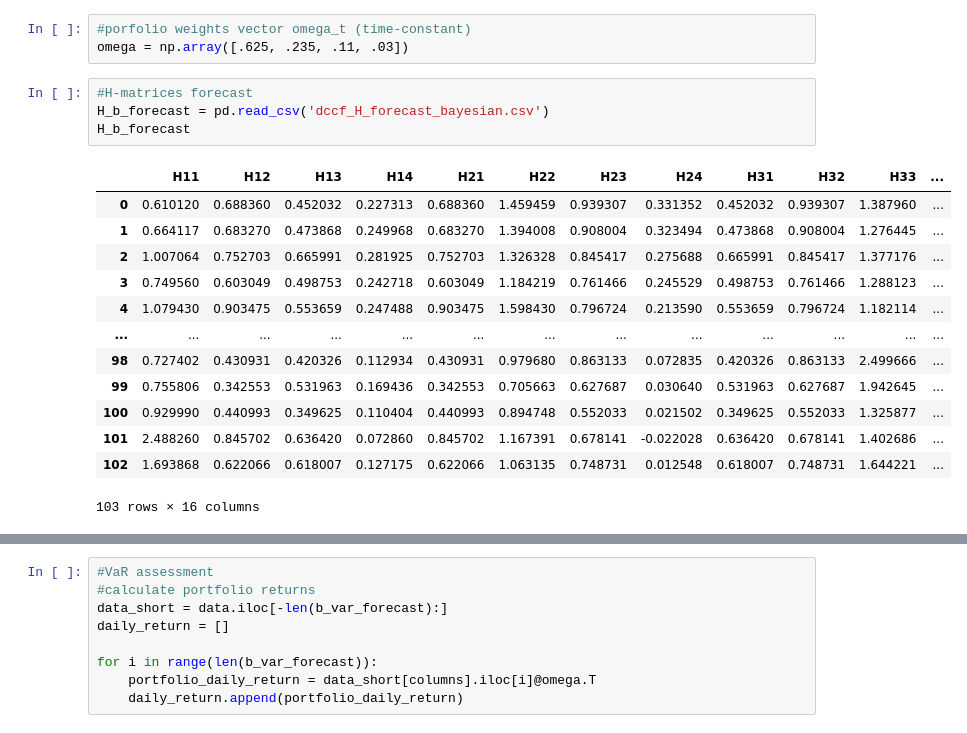
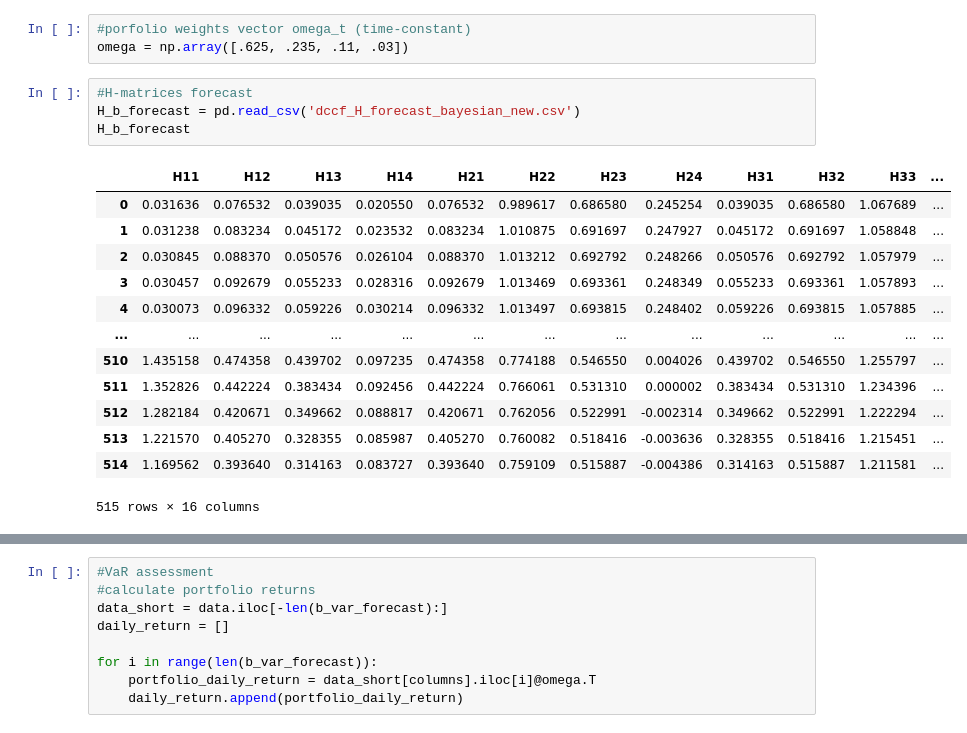
Before and after one commit to nite4/masters-project, a Jupyter notebook: bayesian study.ipynb, the cells around one changed output, grey strips where cells are left out. Saved outputs shown, nothing was run; the diff lists cells and outputs as text.

```diff
--- a/bayesian study.ipynb
+++ b/bayesian study.ipynb
@@ -50,22 +107,22 @@ fig.savefig('returns forecast bayesian.png', bbox_inches='tight')
 omega = np.array([.625, .235, .11, .03])
 # %%
 #H-matrices forecast
-H_b_forecast = pd.read_csv('dccf_H_forecast_bayesian.csv')
+H_b_forecast = pd.read_csv('dccf_H_forecast_bayesian_new.csv')
 H_b_forecast
 # %% [output]
 |  | H11 | H12 | H13 | H14 | H21 | H22 | H23 | H24 | H31 | H32 | H33 | ... |
-| 0 | 0.610120 | 0.688360 | 0.452032 | 0.227313 | 0.688360 | 1.459459 | 0.939307 | 0.331352 | 0.452032 | 0.939307 | 1.387960 | ... |
-| 1 | 0.664117 | 0.683270 | 0.473868 | 0.249968 | 0.683270 | 1.394008 | 0.908004 | 0.323494 | 0.473868 | 0.908004 | 1.276445 | ... |
-| 2 | 1.007064 | 0.752703 | 0.665991 | 0.281925 | 0.752703 | 1.326328 | 0.845417 | 0.275688 | 0.665991 | 0.845417 | 1.377176 | ... |
-| 3 | 0.749560 | 0.603049 | 0.498753 | 0.242718 | 0.603049 | 1.184219 | 0.761466 | 0.245529 | 0.498753 | 0.761466 | 1.288123 | ... |
-| 4 | 1.079430 | 0.903475 | 0.553659 | 0.247488 | 0.903475 | 1.598430 | 0.796724 | 0.213590 | 0.553659 | 0.796724 | 1.182114 | ... |
+| 0 | 0.031636 | 0.076532 | 0.039035 | 0.020550 | 0.076532 | 0.989617 | 0.686580 | 0.245254 | 0.039035 | 0.686580 | 1.067689 | ... |
+| 1 | 0.031238 | 0.083234 | 0.045172 | 0.023532 | 0.083234 | 1.010875 | 0.691697 | 0.247927 | 0.045172 | 0.691697 | 1.058848 | ... |
+| 2 | 0.030845 | 0.088370 | 0.050576 | 0.026104 | 0.088370 | 1.013212 | 0.692792 | 0.248266 | 0.050576 | 0.692792 | 1.057979 | ... |
+| 3 | 0.030457 | 0.092679 | 0.055233 | 0.028316 | 0.092679 | 1.013469 | 0.693361 | 0.248349 | 0.055233 | 0.693361 | 1.057893 | ... |
+| 4 | 0.030073 | 0.096332 | 0.059226 | 0.030214 | 0.096332 | 1.013497 | 0.693815 | 0.248402 | 0.059226 | 0.693815 | 1.057885 | ... |
 | ... | ... | ... | ... | ... | ... | ... | ... | ... | ... | ... | ... | ... |
-| 98 | 0.727402 | 0.430931 | 0.420326 | 0.112934 | 0.430931 | 0.979680 | 0.863133 | 0.072835 | 0.420326 | 0.863133 | 2.499666 | ... |
-| 99 | 0.755806 | 0.342553 | 0.531963 | 0.169436 | 0.342553 | 0.705663 | 0.627687 | 0.030640 | 0.531963 | 0.627687 | 1.942645 | ... |
-| 100 | 0.929990 | 0.440993 | 0.349625 | 0.110404 | 0.440993 | 0.894748 | 0.552033 | 0.021502 | 0.349625 | 0.552033 | 1.325877 | ... |
-| 101 | 2.488260 | 0.845702 | 0.636420 | 0.072860 | 0.845702 | 1.167391 | 0.678141 | -0.022028 | 0.636420 | 0.678141 | 1.402686 | ... |
-| 102 | 1.693868 | 0.622066 | 0.618007 | 0.127175 | 0.622066 | 1.063135 | 0.748731 | 0.012548 | 0.618007 | 0.748731 | 1.644221 | ... |
+| 510 | 1.435158 | 0.474358 | 0.439702 | 0.097235 | 0.474358 | 0.774188 | 0.546550 | 0.004026 | 0.439702 | 0.546550 | 1.255797 | ... |
+| 511 | 1.352826 | 0.442224 | 0.383434 | 0.092456 | 0.442224 | 0.766061 | 0.531310 | 0.000002 | 0.383434 | 0.531310 | 1.234396 | ... |
+| 512 | 1.282184 | 0.420671 | 0.349662 | 0.088817 | 0.420671 | 0.762056 | 0.522991 | -0.002314 | 0.349662 | 0.522991 | 1.222294 | ... |
+| 513 | 1.221570 | 0.405270 | 0.328355 | 0.085987 | 0.405270 | 0.760082 | 0.518416 | -0.003636 | 0.328355 | 0.518416 | 1.215451 | ... |
+| 514 | 1.169562 | 0.393640 | 0.314163 | 0.083727 | 0.393640 | 0.759109 | 0.515887 | -0.004386 | 0.314163 | 0.515887 | 1.211581 | ... |
-103 rows × 16 columns
+515 rows × 16 columns
 # %%
 #VaR forecast
 from scipy.stats import norm
```
Also changed, not shown: parts of 16 cells of this notebook, 1 other file.
